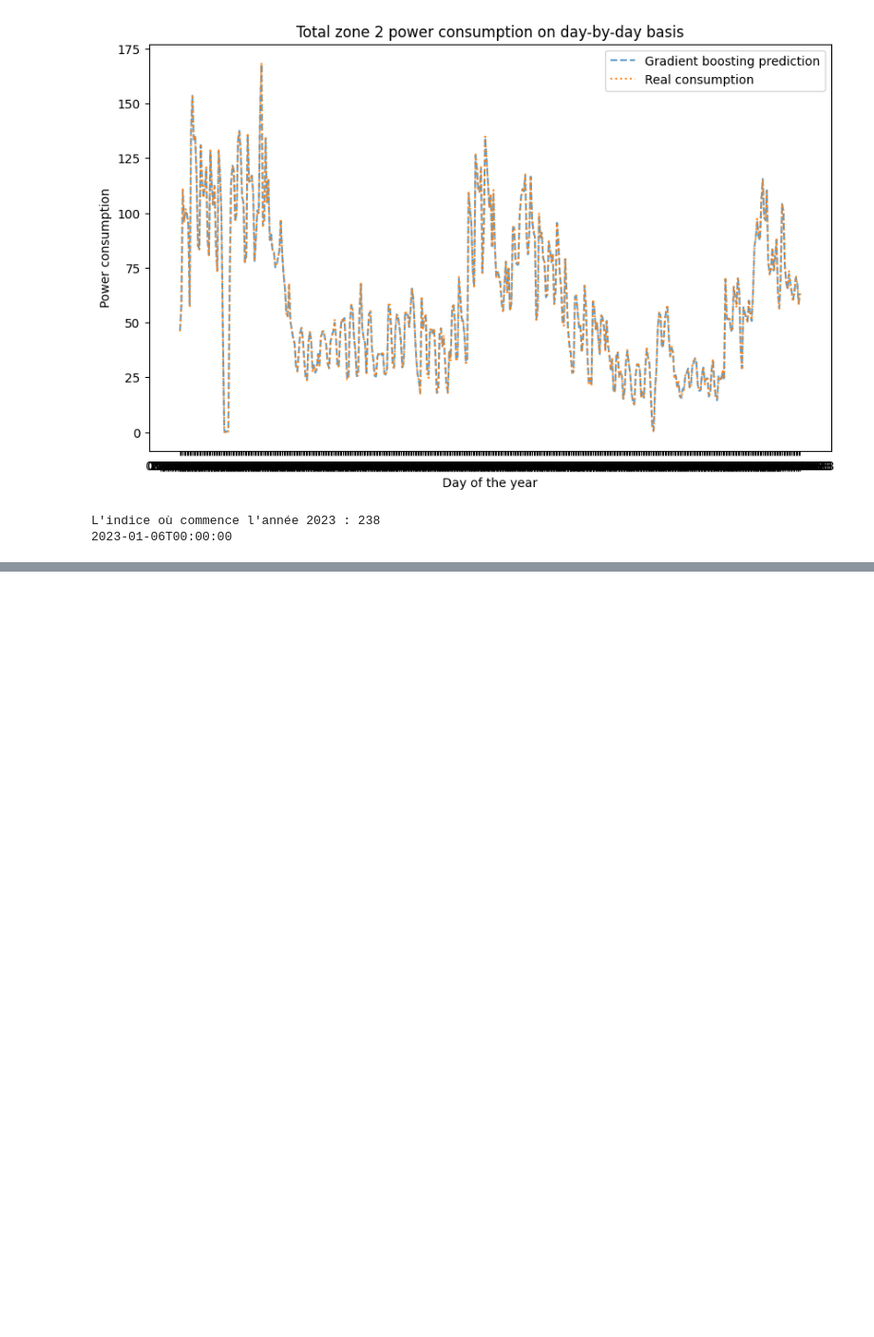
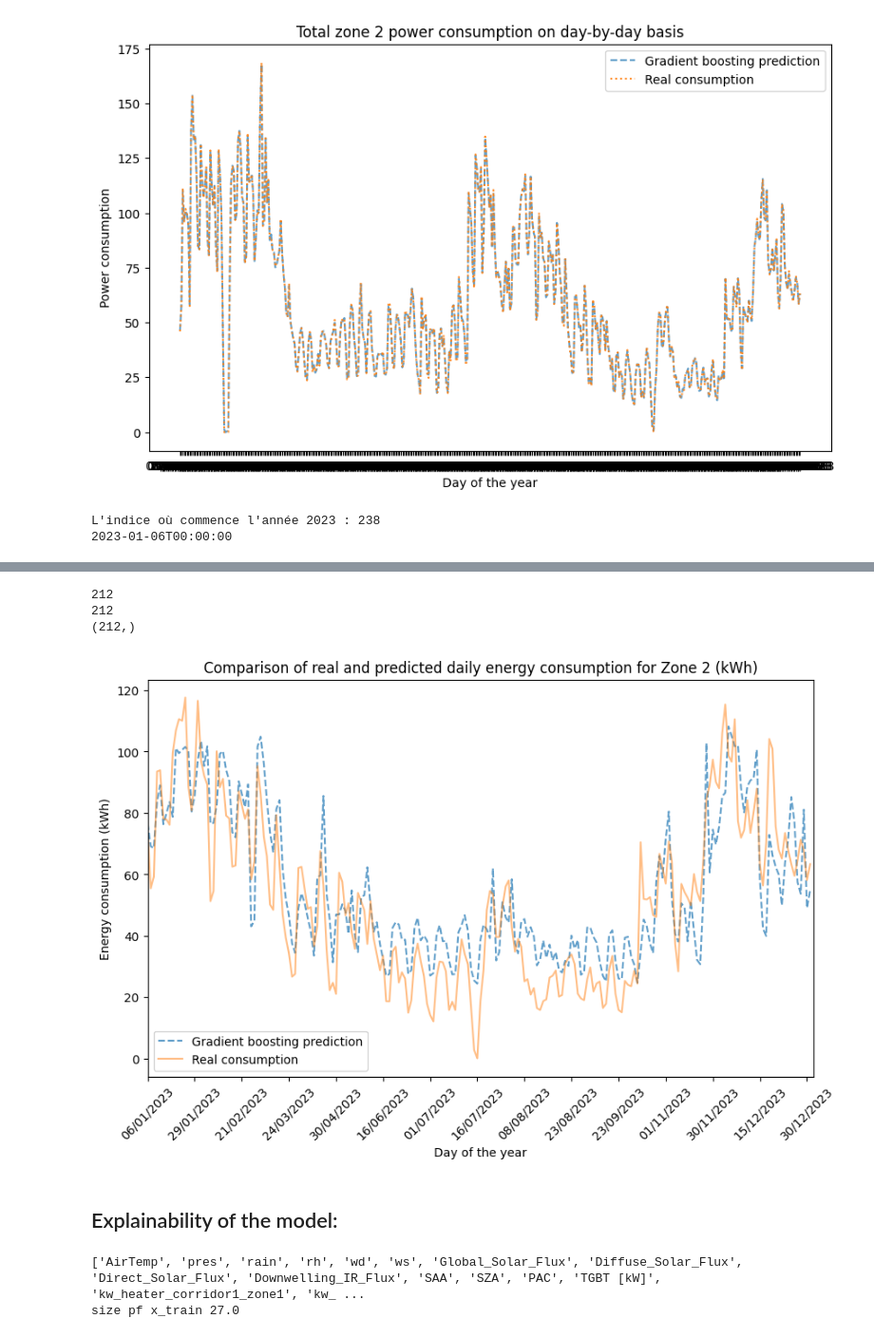
Before and after one commit to marcboelle/E4C_challenge_Team_NRG, a Jupyter notebook: plot_predictions.ipynb, the cells around one changed output, grey strips where cells are left out. Shown: that part at 95% size. Drawn from its saved outputs; the diff is of its cells as text; code cells hidden in the pictures; blank space fills up the shorter version.

```diff
--- a/plot_predictions.ipynb
+++ b/plot_predictions.ipynb
@@ -179,0 +283,42 @@ Autumn
+# %%
+test_time = target_time[indice_2023:]
+print(len(test_time))
+date_for_plot_23 = [0]* len(test_time)
+for i in range(len(test_time)):
+    date_str = np.datetime_as_string(test_time[i], unit='D', casting='same_kind').split('T')[0]
+    date_for_plot_23[i] = '/'.join(date_str.split('-')[::-1])
+print(len(date_for_plot_23))
+print(y_all[indice_2023:].shape)
+
+plt.figure(figsize=(10, 6))
+plt.plot(date_for_plot_23, y_pred_rf, '--', label='Gradient boosting prediction', alpha=0.7)
+#plt.plot(date_for_plot, y_pred_rf_onnx, '-.', label='Random forest prediction', alpha=0.5)
+plt.plot(date_for_plot_23, y_all[indice_2023:], label='Real consumption', alpha=0.5)
+plt.title('Comparison of real and predicted daily energy consumption for Zone 2 (kWh)')
+plt.xlabel('Day of the year')
+plt.ylabel('Energy consumption (kWh)')
+
+plt.xlim(0, len(y_pred_rf))
+day_limit = 15
+plt.xticks(ticks =range(len(y_pred_rf))[::day_limit] , labels=date_for_plot_23[::day_limit], rotation=45)
+plt.legend()
+plt.show()
+# %% [output]
+212
+212
+(212,)
+[figure, added]
+# %% [markdown]
+## Explainability of the model:
+# %%
+import pandas as pd
+
+student_data_path = 'students_drahi_production_consumption_hourly.csv'
+csv = pd.read_csv(student_data_path)
+csv.drop(columns=['datetime'], inplace=True)
+columns_names = csv.columns.to_list()
+print(columns_names)
+print('size pf x_train' , x_train.shape[1]/7/24)
+# %% [output]
+['AirTemp', 'pres', 'rain', 'rh', 'wd', 'ws', 'Global_Solar_Flux', 'Diffuse_Solar_Flux', 'Direct_Solar_Flux', 'Downwelling_IR_Flux', 'SAA', 'SZA', 'PAC', 'TGBT [kW]', 'kw_heater_corridor1_zone1', 'kw_ ...
+size pf x_train 27.0
```
Also changed, not shown: parts of 7 cells of this notebook.
